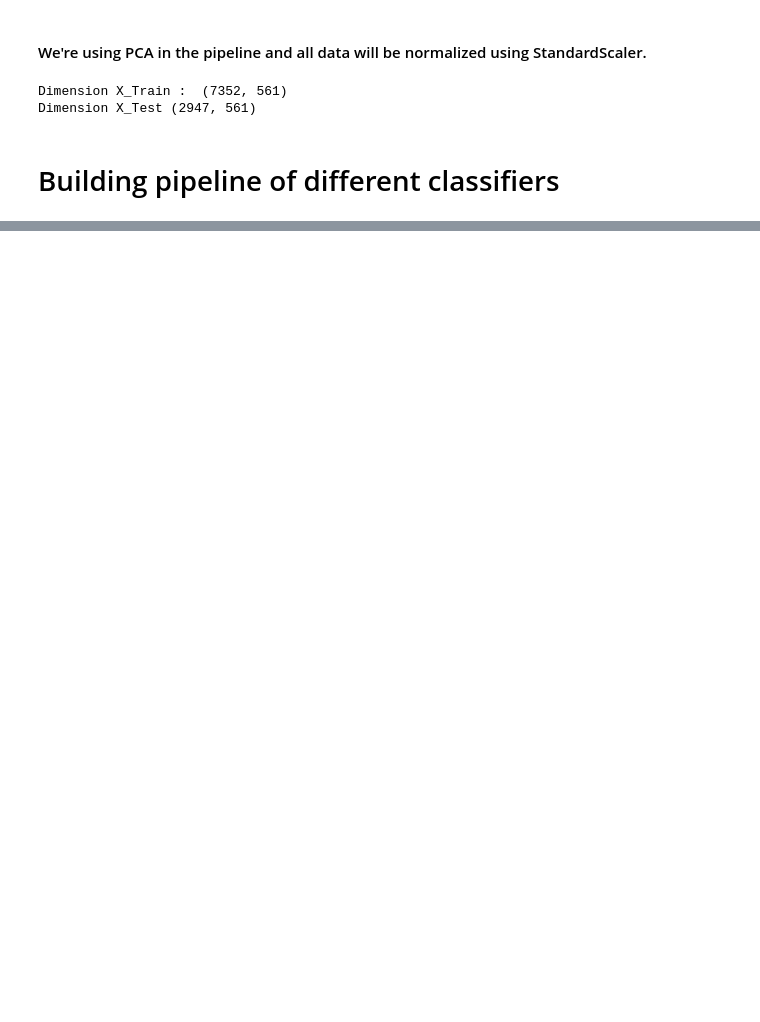
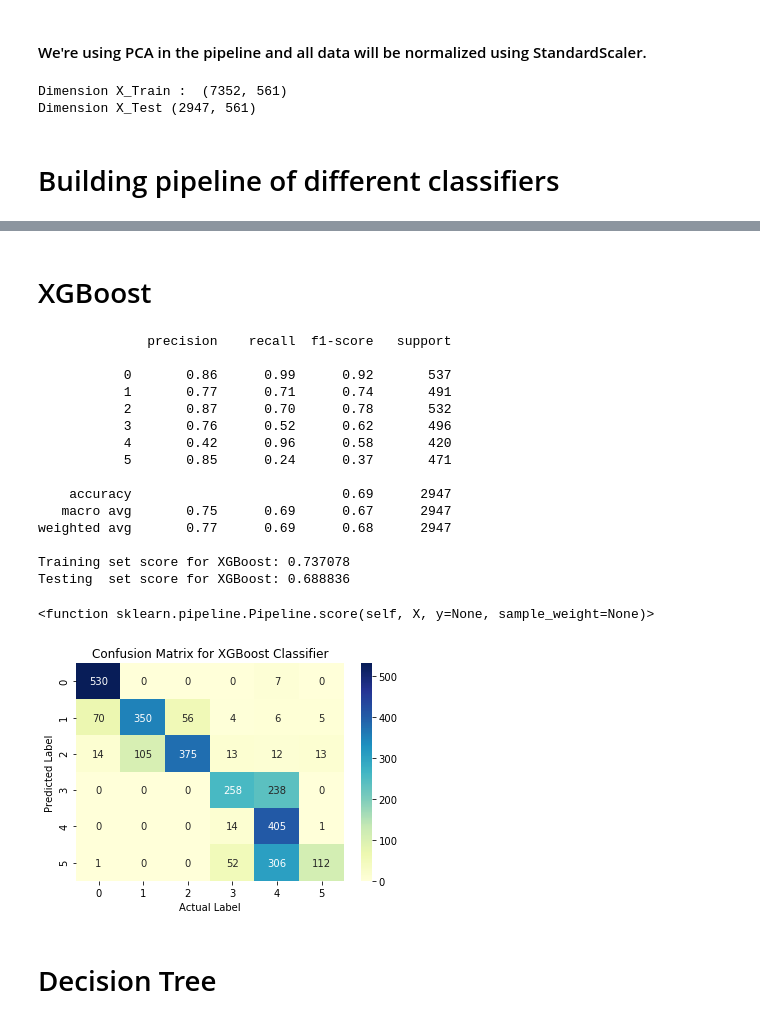
Before and after one commit to Tahmid1406/Human-Activity-Classification-Using-ML-Techniques, a Jupyter notebook: Human Activity Classification.ipynb, the cells around one changed output, grey strips where cells are left out. Cells and saved outputs as stored; diff of their text form; code cells hidden in the pictures; blank space fills up the shorter version.

```diff
--- a/Human Activity Classification.ipynb
+++ b/Human Activity Classification.ipynb
@@ -234,0 +264,38 @@ X_test_scaled = scaler.transform(X_test)
+# %% [markdown]
+# XGBoost
+# %%
+
+Y_pred_xg = pipe_XG.predict(X_test_scaled)
+
+cf_matrix = confusion_matrix(Y_test,Y_pred_xg)
+fig = sns.heatmap(cf_matrix, annot=True, fmt='g', cmap="YlGnBu")
+fig.set_title("Confusion Matrix for XGBoost Classifier")
+plt.xlabel("Actual Label")
+plt.ylabel("Predicted Label")
+print(classification_report(Y_test,Y_pred_xg))
+
+print("Training set score for XGBoost: %f" % pipe_XG.score(X_train_scaled , Y_train))
+print("Testing  set score for XGBoost: %f" % pipe_XG.score(X_test_scaled  , Y_test ))
+
+
+pipe_XG.score
+# %% [output]
+              precision    recall  f1-score   support
+
+           0       0.86      0.99      0.92       537
+           1       0.77      0.71      0.74       491
+           2       0.87      0.70      0.78       532
+           3       0.76      0.52      0.62       496
+           4       0.42      0.96      0.58       420
+           5       0.85      0.24      0.37       471
+
+    accuracy                           0.69      2947
+   macro avg       0.75      0.69      0.67      2947
+weighted avg       0.77      0.69      0.68      2947
+
+Training set score for XGBoost: 0.737078
+Testing  set score for XGBoost: 0.688836
+<function sklearn.pipeline.Pipeline.score(self, X, y=None, sample_weight=None)>
+[figure, added]
+# %% [markdown]
+# Decision Tree
```
Also changed, not shown: parts of 36 cells of this notebook.
